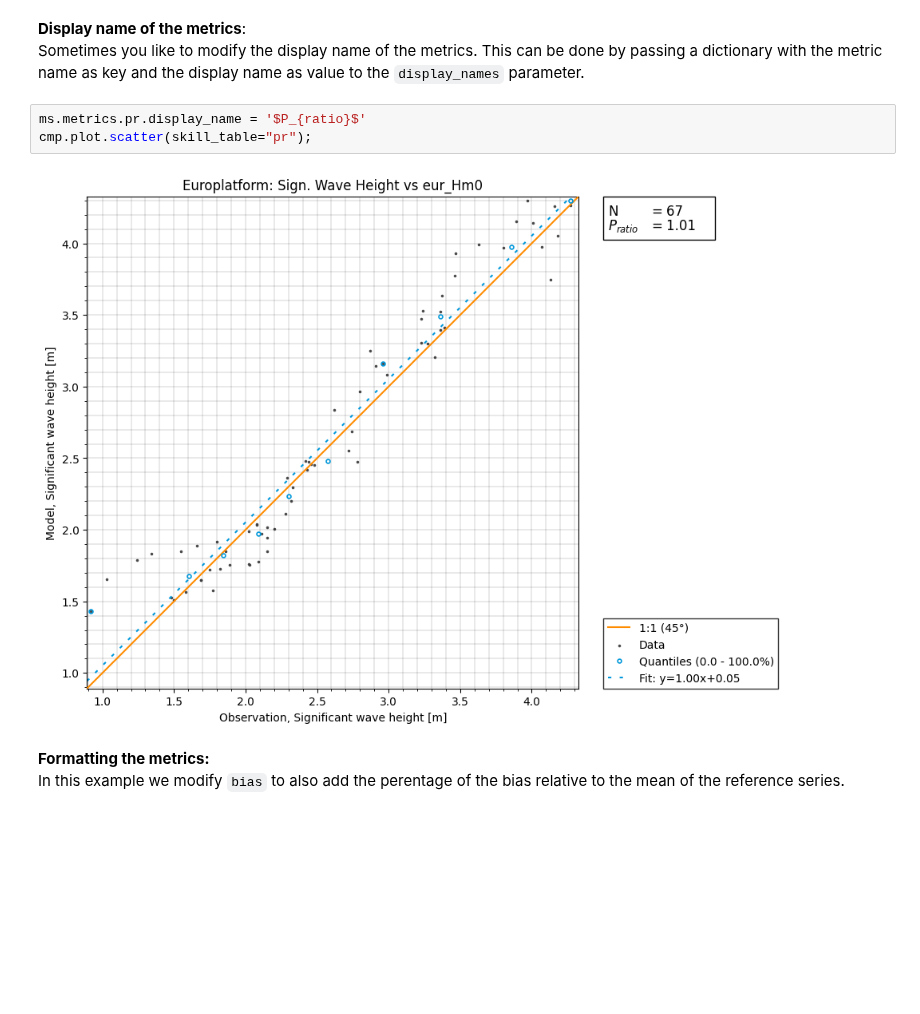
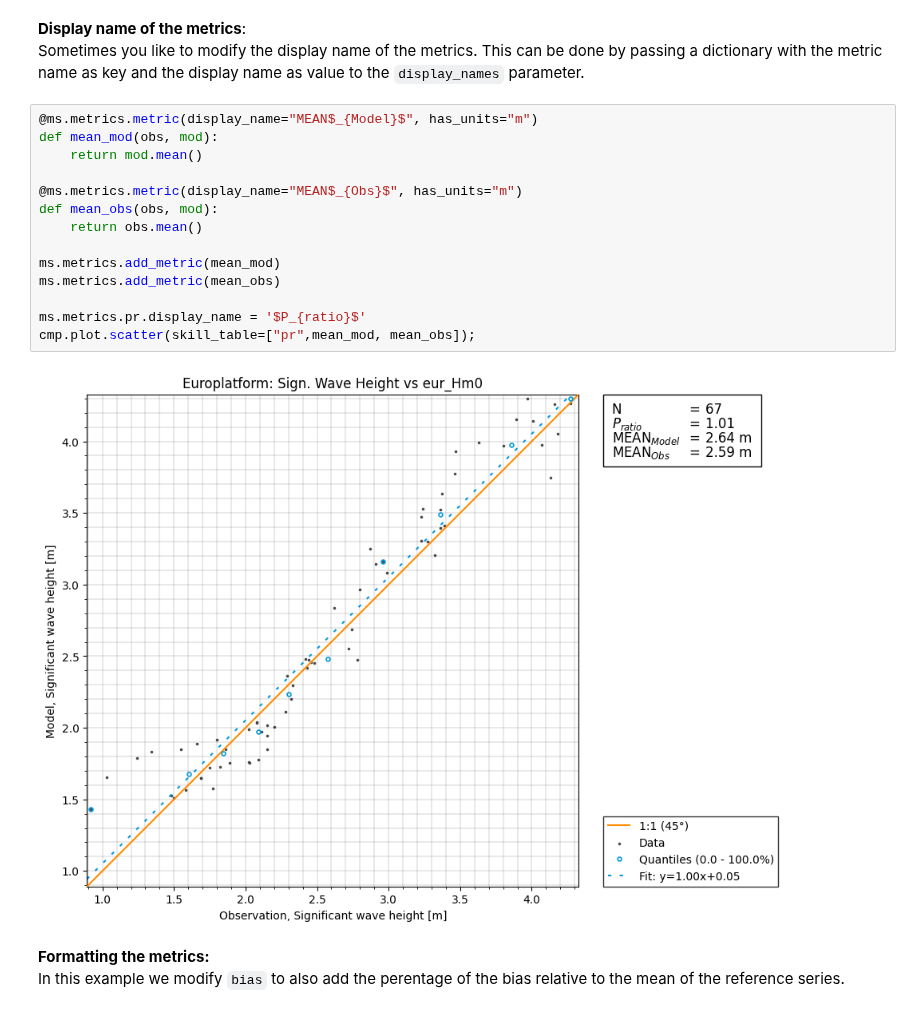
Before and after one commit to DHI/modelskill, a Jupyter notebook: notebooks/Simple_timeseries_compare.ipynb, the cells around one changed output. Cells and saved outputs as stored; diff of their text form; blank space fills up the shorter version.

Commit message:
scatter table tests

```diff
--- a/notebooks/Simple_timeseries_compare.ipynb
+++ b/notebooks/Simple_timeseries_compare.ipynb
@@ -56,11 +56,22 @@ cmp.plot.scatter(fit_to_quantiles=True, show_points=True, skill_table=True, show
 # %% [markdown]
 **Display name of the metrics**:
 Sometimes you like to modify the display name of the metrics. This can be done by passing a dictionary with the metric name as key and the display name as value to the `display_names` parameter.
-# %%
-ms.metrics.pr.display_name = '$P_{ratio}$'
-cmp.plot.scatter(skill_table="pr");
-# %% [output]
-[figure, removed]
+# %%
+@ms.metrics.metric(display_name="MEAN$_{Model}$", has_units="m")
+def mean_mod(obs, mod):
+    return mod.mean()
+
+@ms.metrics.metric(display_name="MEAN$_{Obs}$", has_units="m")
+def mean_obs(obs, mod):
+    return obs.mean()
+
+ms.metrics.add_metric(mean_mod)
+ms.metrics.add_metric(mean_obs)
+
+ms.metrics.pr.display_name = '$P_{ratio}$'
+cmp.plot.scatter(skill_table=["pr",mean_mod, mean_obs]);
+# %% [output]
+[figure, added]
 # %% [markdown]
 **Formatting the metrics:**
 In this example we modify `bias` to also add the perentage of the bias relative to the mean of the reference series.
```
Also changed, not shown: 3 other files.
